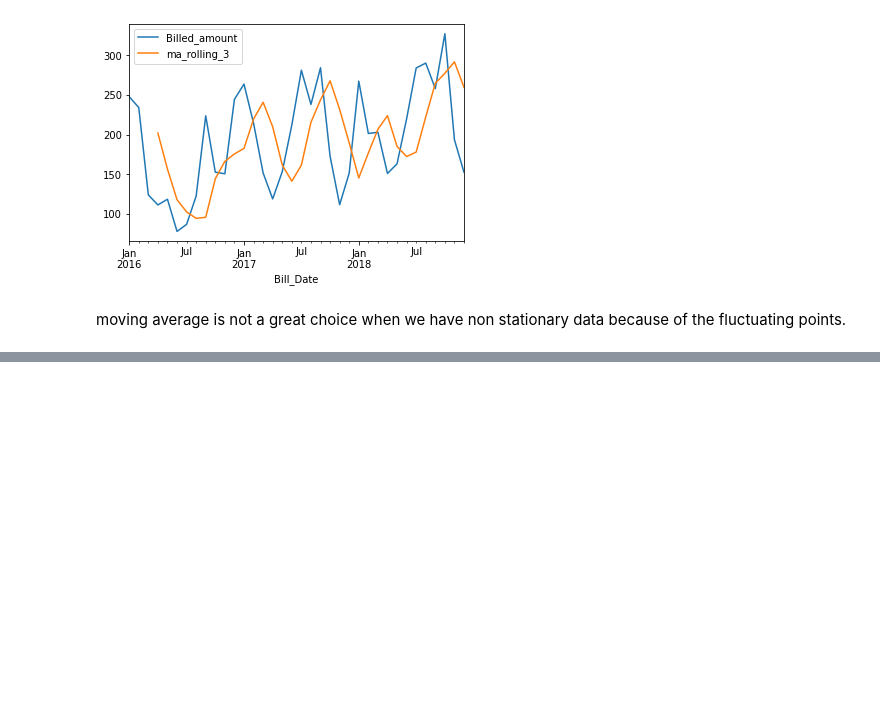
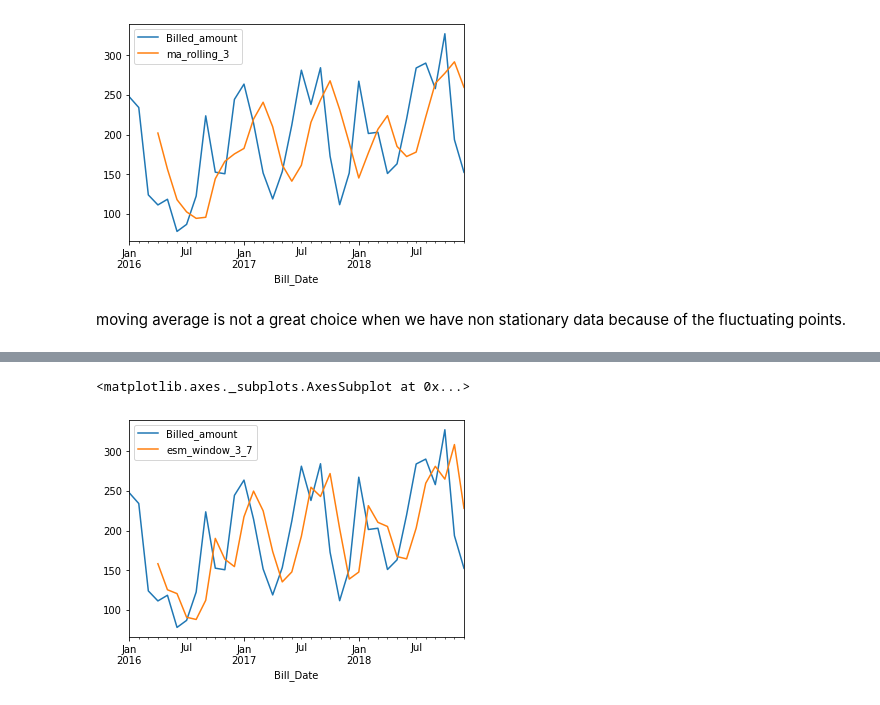
Before and after one commit to hima9/TimeSeries, a Jupyter notebook: MovingAvg.ipynb, the cells around one changed output, grey strips where cells are left out. Drawn from its saved outputs; the diff is of its cells as text; code cells hidden in the pictures; blank space fills up the shorter version.

```diff
--- a/MovingAvg.ipynb
+++ b/MovingAvg.ipynb
@@ -138,0 +267,2 @@ moving average is not a great choice when we have non stationary data because of
+# %%
+bill_2018['esm_window_3_7']=bill_2018['Billed_amount'].ewm(alpha=0.7,adjust=False,min_periods=3).mean().shift(1)
@@ -138,0 +290,5 @@ moving average is not a great choice when we have non stationary data because of
+# %%
+bill_2018[['Billed_amount','esm_window_3_7']].plot()
+# %% [output]
+<matplotlib.axes._subplots.AxesSubplot at 0x...>
+[figure, added]
```
Also changed, not shown: parts of 26 cells of this notebook.
